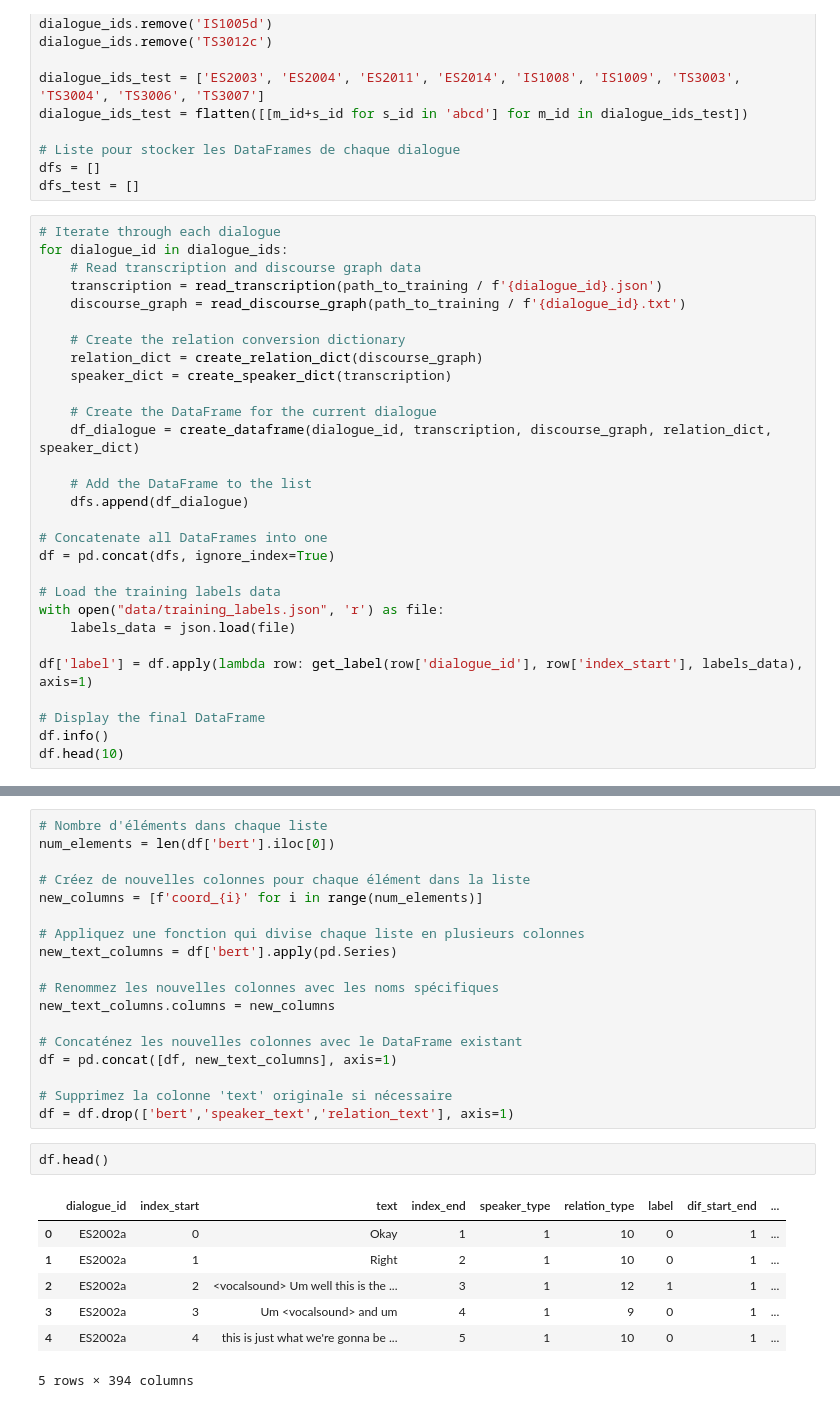
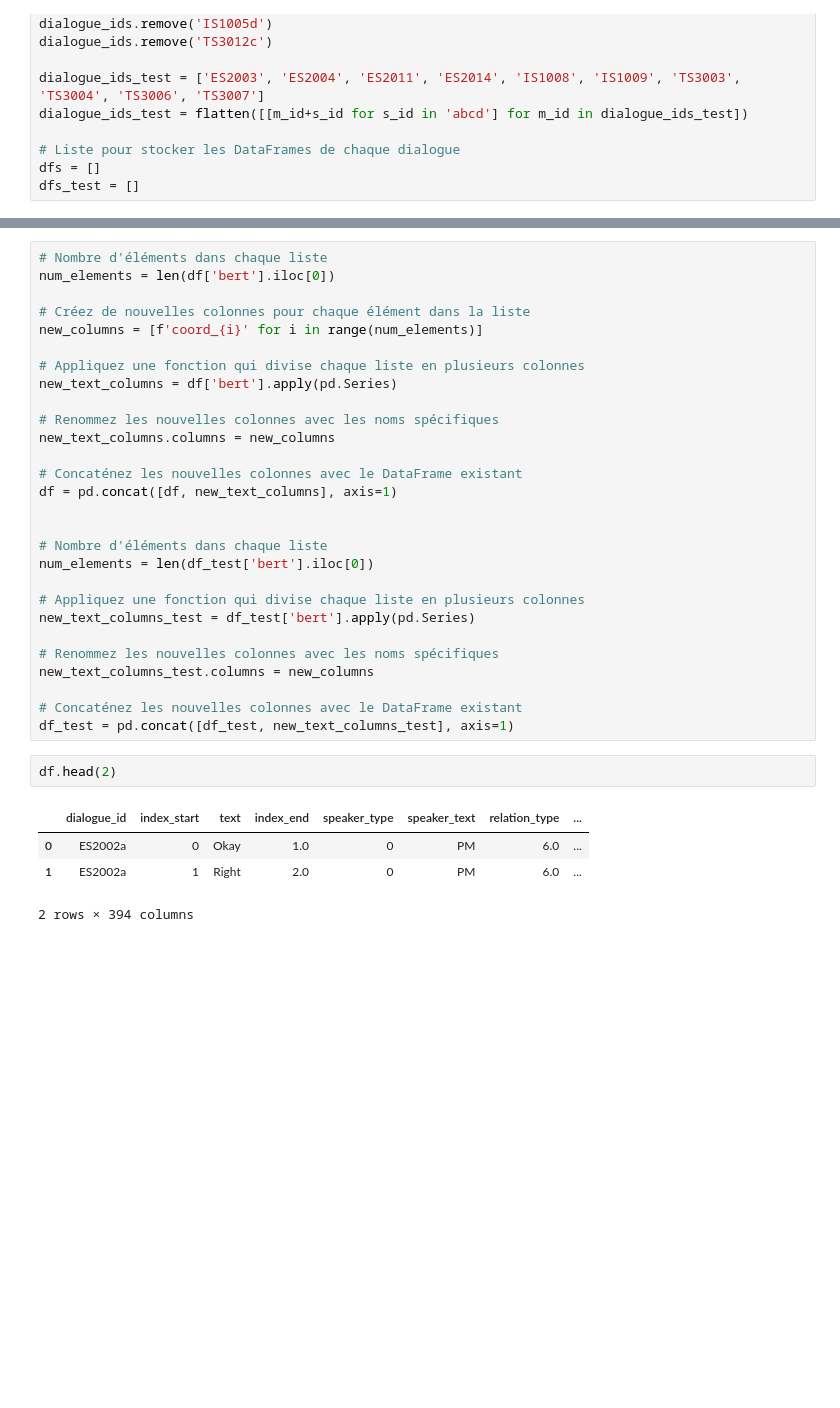
Before and after one commit to juliencollard2001/INF554-AJA, a Jupyter notebook: arnaud/dataframe_creation.ipynb, the cells around one changed output, grey strips where cells are left out. Saved outputs shown, nothing was run; the diff lists cells and outputs as text; blank space fills up the shorter version.

```diff
--- a/arnaud/dataframe_creation.ipynb
+++ b/arnaud/dataframe_creation.ipynb
@@ -112,32 +108,3 @@ dialogue_ids_test = flatten([[m_id+s_id for s_id in 'abcd'] for m_id in dialogue
 # Liste pour stocker les DataFrames de chaque dialogue
 dfs = []
 dfs_test = []
-# %%
-# Iterate through each dialogue
-for dialogue_id in dialogue_ids:
-    # Read transcription and discourse graph data
-    transcription = read_transcription(path_to_training / f'{dialogue_id}.json')
-    discourse_graph = read_discourse_graph(path_to_training / f'{dialogue_id}.txt')
-
-    # Create the relation conversion dictionary
-    relation_dict = create_relation_dict(discourse_graph)
-    speaker_dict = create_speaker_dict(transcription)
-
-    # Create the DataFrame for the current dialogue
-    df_dialogue = create_dataframe(dialogue_id, transcription, discourse_graph, relation_dict, speaker_dict)
-
-    # Add the DataFrame to the list
-    dfs.append(df_dialogue)
-
-# Concatenate all DataFrames into one
-df = pd.concat(dfs, ignore_index=True)
-
-# Load the training labels data
-with open("data/training_labels.json", 'r') as file:
-    labels_data = json.load(file)
-
-df['label'] = df.apply(lambda row: get_label(row['dialogue_id'], row['index_start'], labels_data), axis=1)
-
-# Display the final DataFrame
-df.info()
-df.head(10)
@@ -196,15 +219,22 @@ new_text_columns.columns = new_columns
 # Concaténez les nouvelles colonnes avec le DataFrame existant
 df = pd.concat([df, new_text_columns], axis=1)
 
-# Supprimez la colonne 'text' originale si nécessaire
-df = df.drop(['bert','speaker_text','relation_text'], axis=1)
+
+# Nombre d'éléments dans chaque liste
+num_elements = len(df_test['bert'].iloc[0])
+
+# Appliquez une fonction qui divise chaque liste en plusieurs colonnes
+new_text_columns_test = df_test['bert'].apply(pd.Series)
+
+# Renommez les nouvelles colonnes avec les noms spécifiques
+new_text_columns_test.columns = new_columns
+
+# Concaténez les nouvelles colonnes avec le DataFrame existant
+df_test = pd.concat([df_test, new_text_columns_test], axis=1)
 # %%
-df.head()
+df.head(2)
 # %% [output]
-|  | dialogue_id | index_start | text | index_end | speaker_type | relation_type | label | dif_start_end | ... |
-| 0 | ES2002a | 0 | Okay | 1 | 1 | 10 | 0 | 1 | ... |
-| 1 | ES2002a | 1 | Right | 2 | 1 | 10 | 0 | 1 | ... |
-| 2 | ES2002a | 2 | <vocalsound> Um well this is the ... | 3 | 1 | 12 | 1 | 1 | ... |
-| 3 | ES2002a | 3 | Um <vocalsound> and um | 4 | 1 | 9 | 0 | 1 | ... |
-| 4 | ES2002a | 4 | this is just what we're gonna be ... | 5 | 1 | 10 | 0 | 1 | ... |
+|  | dialogue_id | index_start | text | index_end | speaker_type | speaker_text | relation_type | ... |
+| 0 | ES2002a | 0 | Okay | 1.0 | 0 | PM | 6.0 | ... |
+| 1 | ES2002a | 1 | Right | 2.0 | 0 | PM | 6.0 | ... |
-5 rows × 394 columns
+2 rows × 394 columns
```
Also changed, not shown: parts of 18 cells of this notebook, 11 other files.
